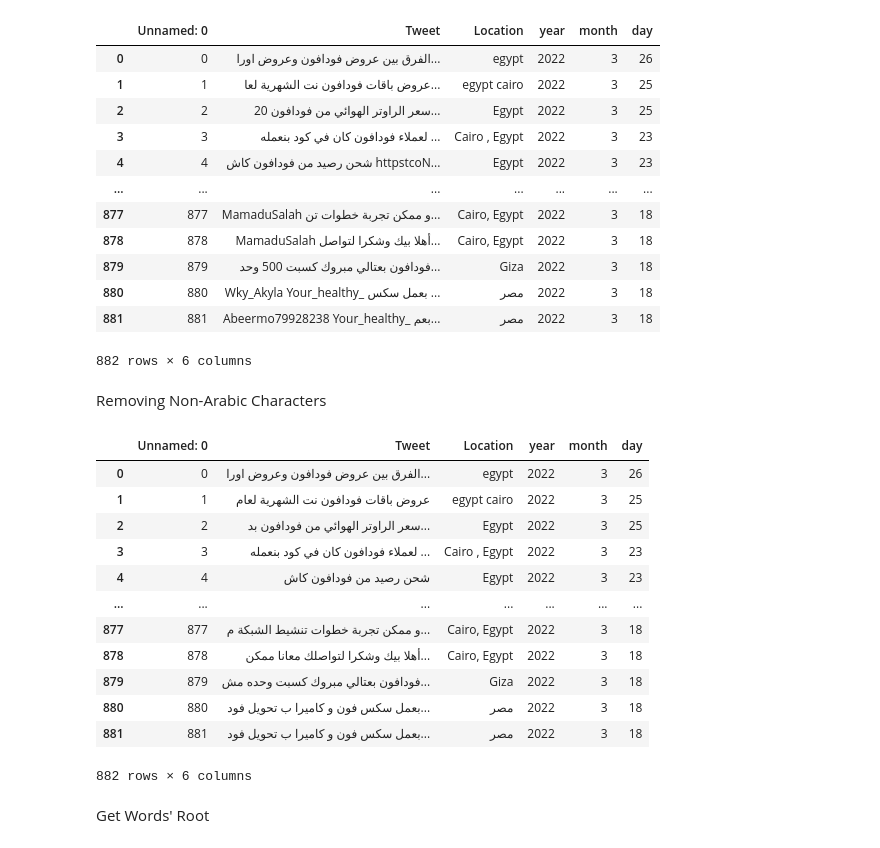
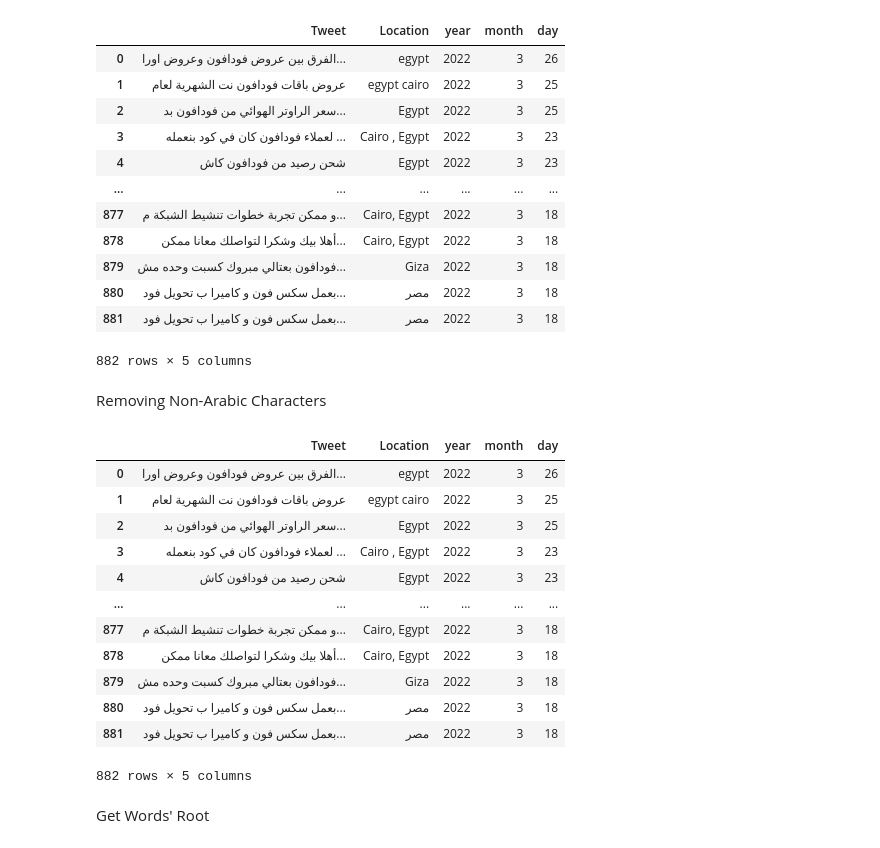
Before and after one commit to 6Niners/Smart-Customer-Care, a Jupyter notebook: Text Normalization/Normalization.ipynb, the cells around one changed output. Cells and saved outputs as stored; diff of their text form; code cells hidden in the pictures.

Commit message:
Data Cleaning
Dropped Unnamed column
Replaced nulls with 'unknown'

```diff
--- a/Text Normalization/Normalization.ipynb
+++ b/Text Normalization/Normalization.ipynb
@@ -1,21 +1,24 @@
 # %%
 import pandas as pd
 df = pd.read_csv('Tweets.csv')
+#df.drop('Unnamed: 0', inplace=True, axis=1)
+del df['Unnamed: 0']
+df['Location'].fillna(value="unknown", inplace=True)
 df
 # %% [output]
-|  | Unnamed: 0 | Tweet | Location | year | month | day |
-| 0 | 0 | الفرق بين عروض فودافون وعروض اورا... | egypt | 2022 | 3 | 26 |
-| 1 | 1 | عروض باقات فودافون نت الشهرية لعا... | egypt cairo | 2022 | 3 | 25 |
-| 2 | 2 | سعر الراوتر الهوائي من فودافون 20... | Egypt | 2022 | 3 | 25 |
-| 3 | 3 | لعملاء فودافون كان في كود بنعمله ... | Cairo , Egypt | 2022 | 3 | 23 |
-| 4 | 4 | شحن رصيد من فودافون كاش httpstcoN... | Egypt | 2022 | 3 | 23 |
-| ... | ... | ... | ... | ... | ... | ... |
-| 877 | 877 | MamaduSalah و ممكن تجربة خطوات تن... | Cairo, Egypt | 2022 | 3 | 18 |
-| 878 | 878 | MamaduSalah أهلا بيك وشكرا لتواصل... | Cairo, Egypt | 2022 | 3 | 18 |
-| 879 | 879 | فودافون بعتالي مبروك كسبت 500 وحد... | Giza | 2022 | 3 | 18 |
-| 880 | 880 | Wky_Akyla Your_healthy_ بعمل سكس ... | مصر | 2022 | 3 | 18 |
-| 881 | 881 | Abeermo79928238 Your_healthy_ بعم... | مصر | 2022 | 3 | 18 |
+|  | Tweet | Location | year | month | day |
+| 0 | الفرق بين عروض فودافون وعروض اورا... | egypt | 2022 | 3 | 26 |
+| 1 | عروض باقات فودافون نت الشهرية لعام | egypt cairo | 2022 | 3 | 25 |
+| 2 | سعر الراوتر الهوائي من فودافون بد... | Egypt | 2022 | 3 | 25 |
+| 3 | لعملاء فودافون كان في كود بنعمله ... | Cairo , Egypt | 2022 | 3 | 23 |
+| 4 | شحن رصيد من فودافون كاش | Egypt | 2022 | 3 | 23 |
+| ... | ... | ... | ... | ... | ... |
+| 877 | و ممكن تجربة خطوات تنشيط الشبكة م... | Cairo, Egypt | 2022 | 3 | 18 |
+| 878 | أهلا بيك وشكرا لتواصلك معانا ممكن... | Cairo, Egypt | 2022 | 3 | 18 |
+| 879 | فودافون بعتالي مبروك كسبت وحده مش... | Giza | 2022 | 3 | 18 |
+| 880 | بعمل سكس فون و كاميرا ب تحويل فود... | مصر | 2022 | 3 | 18 |
+| 881 | بعمل سكس فون و كاميرا ب تحويل فود... | مصر | 2022 | 3 | 18 |
-882 rows × 6 columns
+882 rows × 5 columns
 # %% [markdown]
 Removing Non-Arabic Characters
 # %%
@@ -32,19 +35,19 @@ df.to_csv(index=False)
 df.to_csv('Tweets.csv')
 df
 # %% [output]
-|  | Unnamed: 0 | Tweet | Location | year | month | day |
-| 0 | 0 | الفرق بين عروض فودافون وعروض اورا... | egypt | 2022 | 3 | 26 |
-| 1 | 1 | عروض باقات فودافون نت الشهرية لعام | egypt cairo | 2022 | 3 | 25 |
-| 2 | 2 | سعر الراوتر الهوائي من فودافون بد... | Egypt | 2022 | 3 | 25 |
-| 3 | 3 | لعملاء فودافون كان في كود بنعمله ... | Cairo , Egypt | 2022 | 3 | 23 |
-| 4 | 4 | شحن رصيد من فودافون كاش | Egypt | 2022 | 3 | 23 |
-| ... | ... | ... | ... | ... | ... | ... |
-| 877 | 877 | و ممكن تجربة خطوات تنشيط الشبكة م... | Cairo, Egypt | 2022 | 3 | 18 |
-| 878 | 878 | أهلا بيك وشكرا لتواصلك معانا ممكن... | Cairo, Egypt | 2022 | 3 | 18 |
-| 879 | 879 | فودافون بعتالي مبروك كسبت وحده مش... | Giza | 2022 | 3 | 18 |
-| 880 | 880 | بعمل سكس فون و كاميرا ب تحويل فود... | مصر | 2022 | 3 | 18 |
-| 881 | 881 | بعمل سكس فون و كاميرا ب تحويل فود... | مصر | 2022 | 3 | 18 |
+|  | Tweet | Location | year | month | day |
+| 0 | الفرق بين عروض فودافون وعروض اورا... | egypt | 2022 | 3 | 26 |
+| 1 | عروض باقات فودافون نت الشهرية لعام | egypt cairo | 2022 | 3 | 25 |
+| 2 | سعر الراوتر الهوائي من فودافون بد... | Egypt | 2022 | 3 | 25 |
+| 3 | لعملاء فودافون كان في كود بنعمله ... | Cairo , Egypt | 2022 | 3 | 23 |
+| 4 | شحن رصيد من فودافون كاش | Egypt | 2022 | 3 | 23 |
+| ... | ... | ... | ... | ... | ... |
+| 877 | و ممكن تجربة خطوات تنشيط الشبكة م... | Cairo, Egypt | 2022 | 3 | 18 |
+| 878 | أهلا بيك وشكرا لتواصلك معانا ممكن... | Cairo, Egypt | 2022 | 3 | 18 |
+| 879 | فودافون بعتالي مبروك كسبت وحده مش... | Giza | 2022 | 3 | 18 |
+| 880 | بعمل سكس فون و كاميرا ب تحويل فود... | مصر | 2022 | 3 | 18 |
+| 881 | بعمل سكس فون و كاميرا ب تحويل فود... | مصر | 2022 | 3 | 18 |
-882 rows × 6 columns
+882 rows × 5 columns
 # %% [markdown]
 Get Words' Root
 # %%
```
Also changed, not shown: parts of 4 cells of this notebook, 1 other file.
